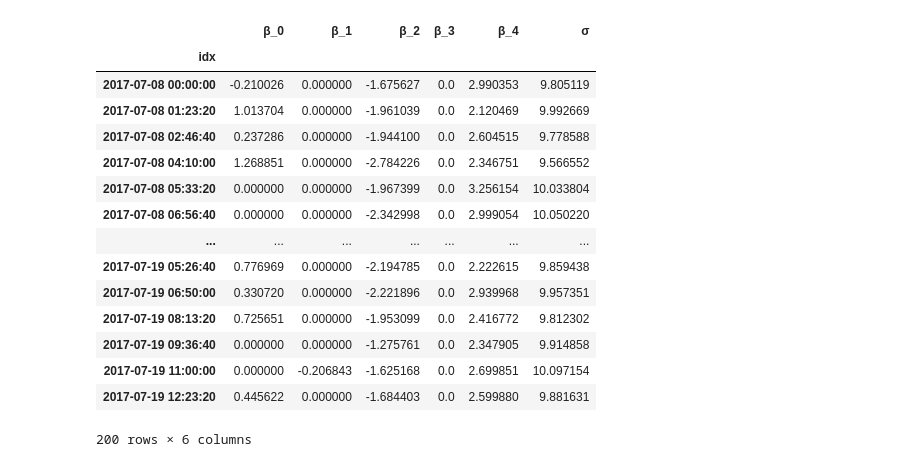
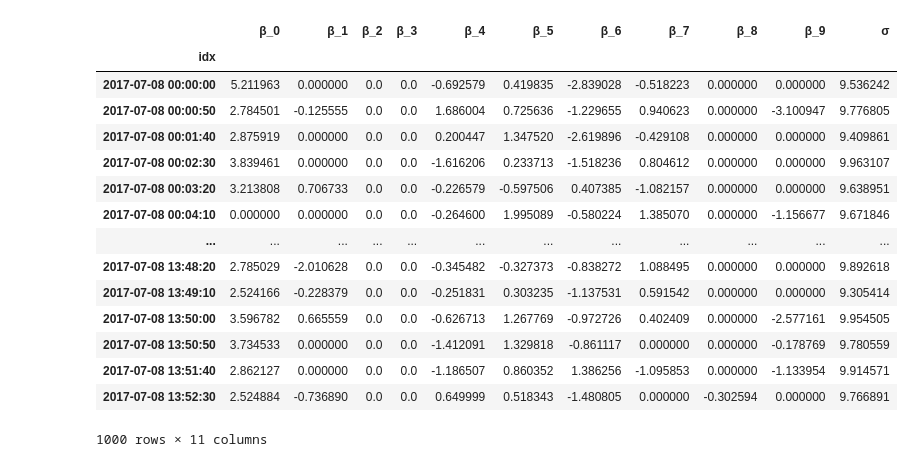
Before and after one commit to mtambos/mcmc_proj7, a Jupyter notebook: Variable Selection Demo.ipynb, the cells around one changed output. Drawn from its saved outputs; the diff is of its cells as text; code cells hidden in the pictures.

```diff
--- a/Variable Selection Demo.ipynb
+++ b/Variable Selection Demo.ipynb
@@ -26,5 +19,5 @@ To change this limit, set the config variable
 # %%
 size = 1000
-dims = 5
-zero_coefs = [2, 3]
+dims = 10
+zero_coefs = [1, 3, 5, 7, 9]
 # %%
@@ -59,12 +37,12 @@ coefs = np.array([[0.3116,  0.335 ,  0.    ,  0.    ,  0.3435]])
 # %%
 β_zero = np.zeros(dims)
 var_zero = 1000
-p = np.array([0.1, 0.9, 0.1, 0.9, 0])
+p = np.array([0.5, 0.5, 1, 1, 0, 0, 0.1, 0.1, 0.9, 0.9])
 τ = np.ones_like(β_zero)
 υ = -10 * np.ones_like(β_zero)
 λ = 10 * np.ones_like(β_zero)
 ν = 2
-iterations = int(1e6)
+iterations = int(5e4)
 # %%
 results = variable_selection(X, Y, β_zero,
                              var_zero, p,
@@ -119,5 +130,5 @@ df
 # %%
-df['idx'] = pd.PeriodIndex(start='2017-07-08', periods=int(1e6), freq='s')
+df['idx'] = pd.PeriodIndex(start='2017-07-08', periods=iterations, freq='s')
 df.set_index('idx', inplace=True)
 df
 # %% [output]
@@ -140,20 +151,20 @@ df
 # %%
-df2 = df.resample('5000s').last()
+df2 = df.resample('50s').last()
 df2
 # %% [output]
-|  | β_0 | β_1 | β_2 | β_3 | β_4 | σ |
-| idx |  |  |  |  |  |  |
-| 2017-07-08 00:00:00 | -0.210026 | 0.000000 | -1.675627 | 0.0 | 2.990353 | 9.805119 |
-| 2017-07-08 01:23:20 | 1.013704 | 0.000000 | -1.961039 | 0.0 | 2.120469 | 9.992669 |
-| 2017-07-08 02:46:40 | 0.237286 | 0.000000 | -1.944100 | 0.0 | 2.604515 | 9.778588 |
-| 2017-07-08 04:10:00 | 1.268851 | 0.000000 | -2.784226 | 0.0 | 2.346751 | 9.566552 |
-| 2017-07-08 05:33:20 | 0.000000 | 0.000000 | -1.967399 | 0.0 | 3.256154 | 10.033804 |
-| 2017-07-08 06:56:40 | 0.000000 | 0.000000 | -2.342998 | 0.0 | 2.999054 | 10.050220 |
-| ... | ... | ... | ... | ... | ... | ... |
-| 2017-07-19 05:26:40 | 0.776969 | 0.000000 | -2.194785 | 0.0 | 2.222615 | 9.859438 |
-| 2017-07-19 06:50:00 | 0.330720 | 0.000000 | -2.221896 | 0.0 | 2.939968 | 9.957351 |
-| 2017-07-19 08:13:20 | 0.725651 | 0.000000 | -1.953099 | 0.0 | 2.416772 | 9.812302 |
-| 2017-07-19 09:36:40 | 0.000000 | 0.000000 | -1.275761 | 0.0 | 2.347905 | 9.914858 |
-| 2017-07-19 11:00:00 | 0.000000 | -0.206843 | -1.625168 | 0.0 | 2.699851 | 10.097154 |
-| 2017-07-19 12:23:20 | 0.445622 | 0.000000 | -1.684403 | 0.0 | 2.599880 | 9.881631 |
+|  | β_0 | β_1 | β_2 | β_3 | β_4 | β_5 | β_6 | β_7 | β_8 | β_9 | σ |
+| idx |  |  |  |  |  |  |  |  |  |  |  |
+| 2017-07-08 00:00:00 | 5.211963 | 0.000000 | 0.0 | 0.0 | -0.692579 | 0.419835 | -2.839028 | -0.518223 | 0.000000 | 0.000000 | 9.536242 |
+| 2017-07-08 00:00:50 | 2.784501 | -0.125555 | 0.0 | 0.0 | 1.686004 | 0.725636 | -1.229655 | 0.940623 | 0.000000 | -3.100947 | 9.776805 |
+| 2017-07-08 00:01:40 | 2.875919 | 0.000000 | 0.0 | 0.0 | 0.200447 | 1.347520 | -2.619896 | -0.429108 | 0.000000 | 0.000000 | 9.409861 |
+| 2017-07-08 00:02:30 | 3.839461 | 0.000000 | 0.0 | 0.0 | -1.616206 | 0.233713 | -1.518236 | 0.804612 | 0.000000 | 0.000000 | 9.963107 |
+| 2017-07-08 00:03:20 | 3.213808 | 0.706733 | 0.0 | 0.0 | -0.226579 | -0.597506 | 0.407385 | -1.082157 | 0.000000 | 0.000000 | 9.638951 |
+| 2017-07-08 00:04:10 | 0.000000 | 0.000000 | 0.0 | 0.0 | -0.264600 | 1.995089 | -0.580224 | 1.385070 | 0.000000 | -1.156677 | 9.671846 |
+| ... | ... | ... | ... | ... | ... | ... | ... | ... | ... | ... | ... |
+| 2017-07-08 13:48:20 | 2.785029 | -2.010628 | 0.0 | 0.0 | -0.345482 | -0.327373 | -0.838272 | 1.088495 | 0.000000 | 0.000000 | 9.892618 |
+| 2017-07-08 13:49:10 | 2.524166 | -0.228379 | 0.0 | 0.0 | -0.251831 | 0.303235 | -1.137531 | 0.591542 | 0.000000 | 0.000000 | 9.305414 |
+| 2017-07-08 13:50:00 | 3.596782 | 0.665559 | 0.0 | 0.0 | -0.626713 | 1.267769 | -0.972726 | 0.402409 | 0.000000 | -2.577161 | 9.954505 |
+| 2017-07-08 13:50:50 | 3.734533 | 0.000000 | 0.0 | 0.0 | -1.412091 | 1.329818 | -0.861117 | 0.000000 | 0.000000 | -0.178769 | 9.780559 |
+| 2017-07-08 13:51:40 | 2.862127 | 0.000000 | 0.0 | 0.0 | -1.186507 | 0.860352 | 1.386256 | -1.095853 | 0.000000 | -1.133954 | 9.914571 |
+| 2017-07-08 13:52:30 | 2.524884 | -0.736890 | 0.0 | 0.0 | 0.649999 | 0.518343 | -1.480805 | 0.000000 | -0.302594 | 0.000000 | 9.766891 |
-200 rows × 6 columns
+1000 rows × 11 columns
```
Also changed, not shown: parts of 17 cells of this notebook, 5 other files.
